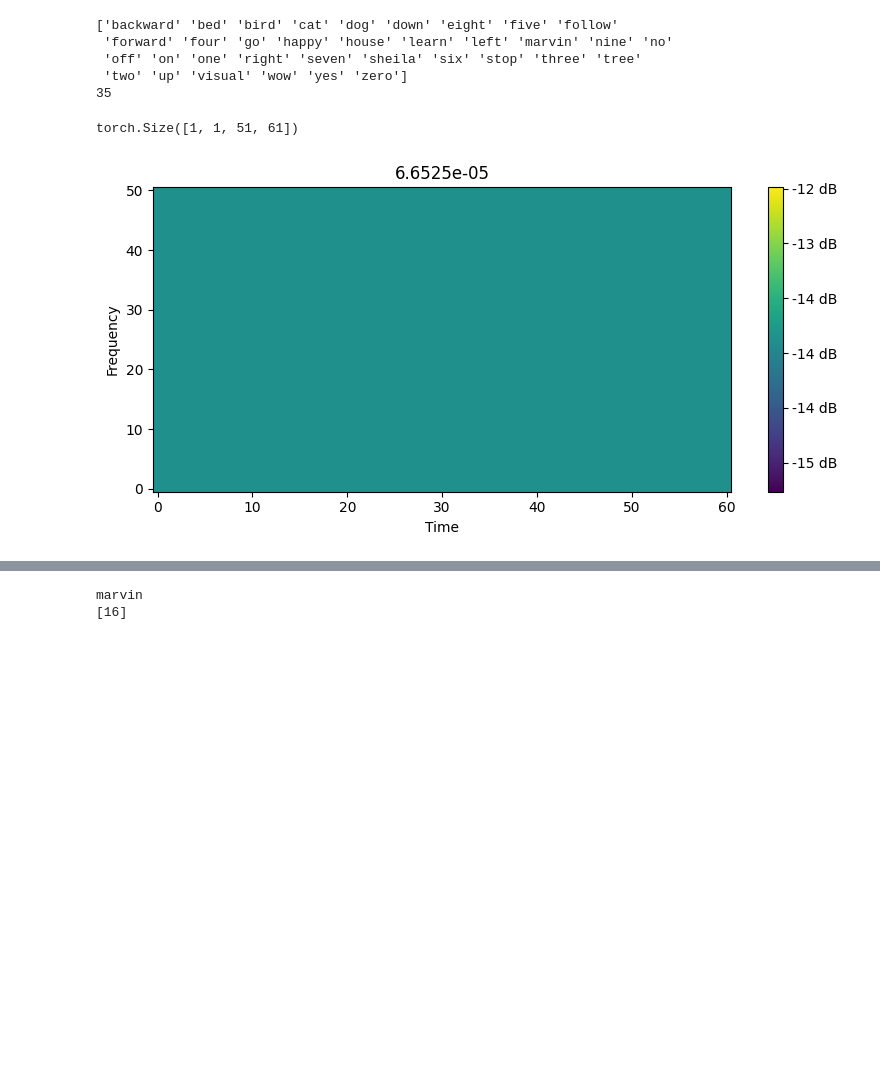
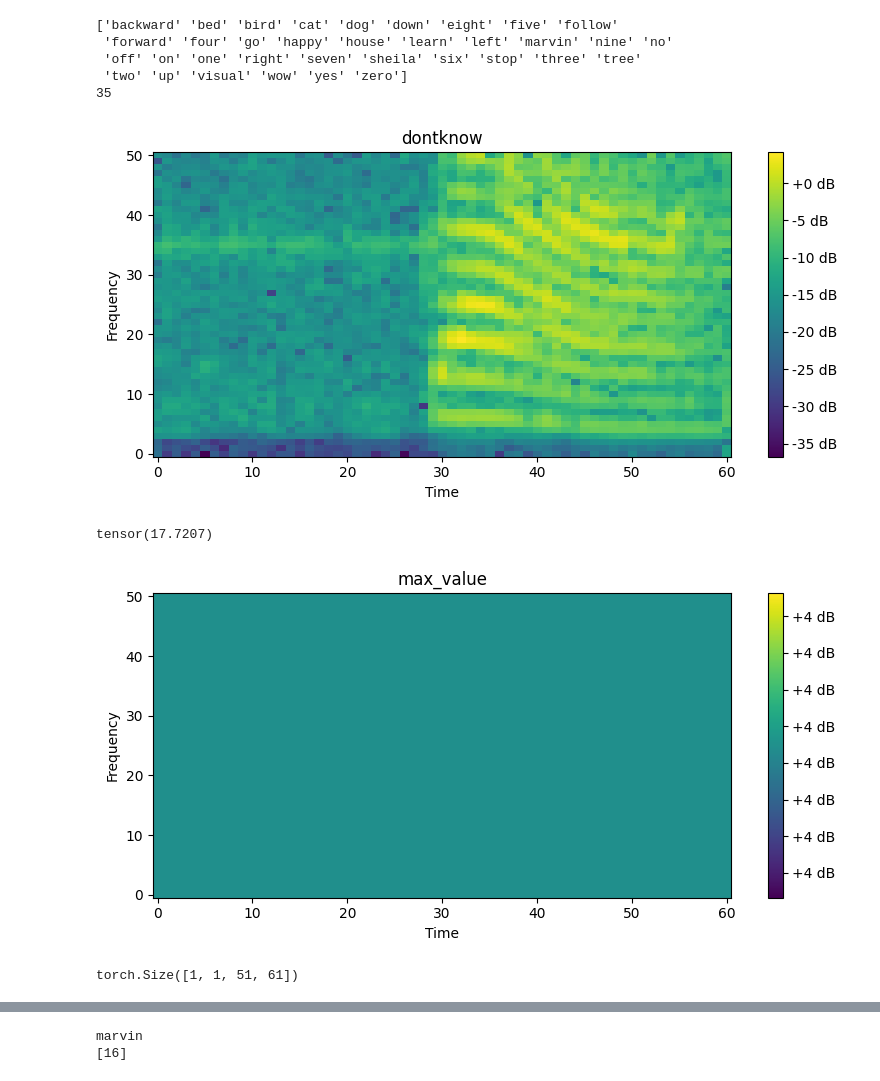
Before and after one commit to mietsj/V3.2-Poison-Version-Control, a Jupyter notebook: thesis-diffusion-test.ipynb, the cells around one changed output, grey strips where cells are left out. Saved outputs shown, nothing was run; the diff lists cells and outputs as text; code cells hidden in the pictures; blank space fills up the shorter version.

```diff
--- a/thesis-diffusion-test.ipynb
+++ b/thesis-diffusion-test.ipynb
@@ -374,29 +365,41 @@ def show_spectrogram(spectrogram, title):
     plt.tight_layout()
     plt.show()
 # %%
-"""
+
 waveform, sample_rate = torchaudio.load(datalocation + "/SpeechCommands/speech_commands_v0.02/down/00b01445_nohash_0.wav")
 spectrogram = transform(waveform)
 show_spectrogram(spectrogram, "dontknow")
 
-mean_value = torch.mean(spectrogram)
-print(mean_value)
-generated_spectrogram = torch.full_like(spectrogram[:10], mean_value).to('cuda')
-show_spectrogram(generated_spectrogram.cpu(), "mean_value")
+max_value = torch.max(spectrogram)
+print(max_value)
+generated_spectrogram = torch.full_like(spectrogram[:10], max_value).to('cuda')
+show_spectrogram(generated_spectrogram.cpu(), "max_value")
 
-median_value = torch.median(spectrogram)
-print(median_value)
-generated_spectrogram = torch.full_like(spectrogram[:10], median_value).to('cuda')
-show_spectrogram(generated_spectrogram.cpu(), "median_value")
+#mean_value = torch.mean(spectrogram)
+#print(mean_value)
+#generated_spectrogram = torch.full_like(spectrogram[:10], mean_value).to('cuda')
+#show_spectrogram(generated_spectrogram.cpu(), "mean_value")
 
-spec = torch.zeros_like(spectrogram[:10]).to(device)
-show_spectrogram(spec.cpu(), "0")
-"""
+#median_value = torch.median(spectrogram)
+#print(median_value)
+#generated_spectrogram = torch.full_like(spectrogram[:10], median_value).to('cuda')
+#show_spectrogram(generated_spectrogram.cpu(), "median_value")
+
+#median_value = torch.median(spectrogram)
+#print(median_value)
+#generated_spectrogram = torch.full_like(spectrogram[:10], median_value).to('cuda')
+#show_spectrogram(generated_spectrogram.cpu(), "median_value")
+
+#spec = torch.zeros_like(spectrogram[:10]).to(device)
+#show_spectrogram(spec.cpu(), "0")
+
 x_0, y = next(iter(train_loader))
 print(x_0.shape)
 
 generated_spectrogram = torch.full_like(x_0[:10], 6.6525e-05).to(device)
 show_spectrogram(generated_spectrogram[0].cpu(), "6.6525e-05")
 # %% [output]
+[figure, new version]
-torch.Size([1, 1, 51, 61])
+tensor(17.7207)
-[figure, old version]
+[figure, added]
+torch.Size([1, 1, 51, 61])
```
Also changed, not shown: parts of 7 cells of this notebook, 13 other files.
